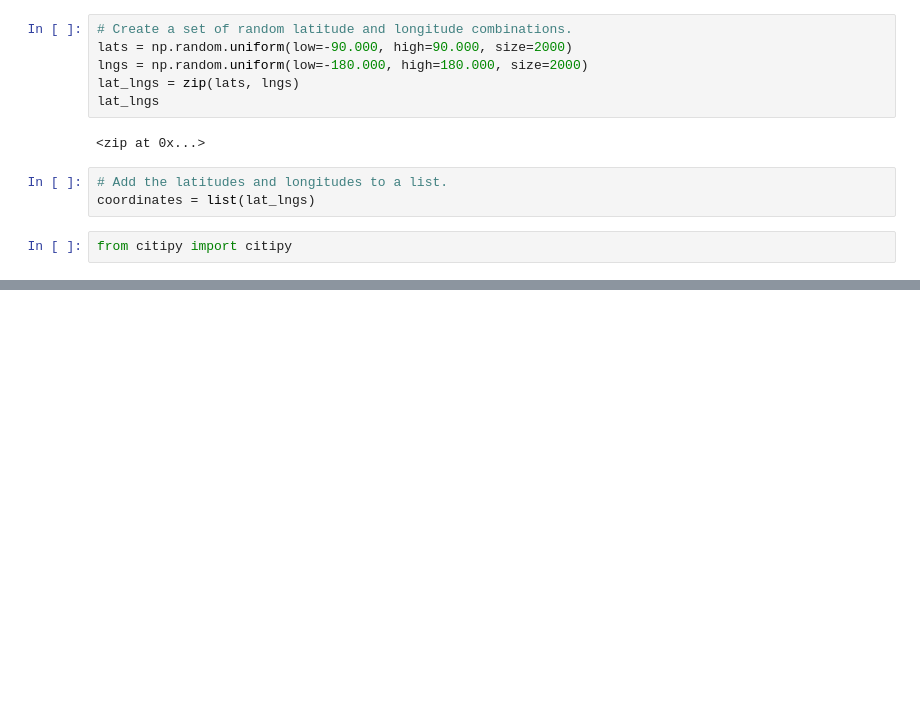
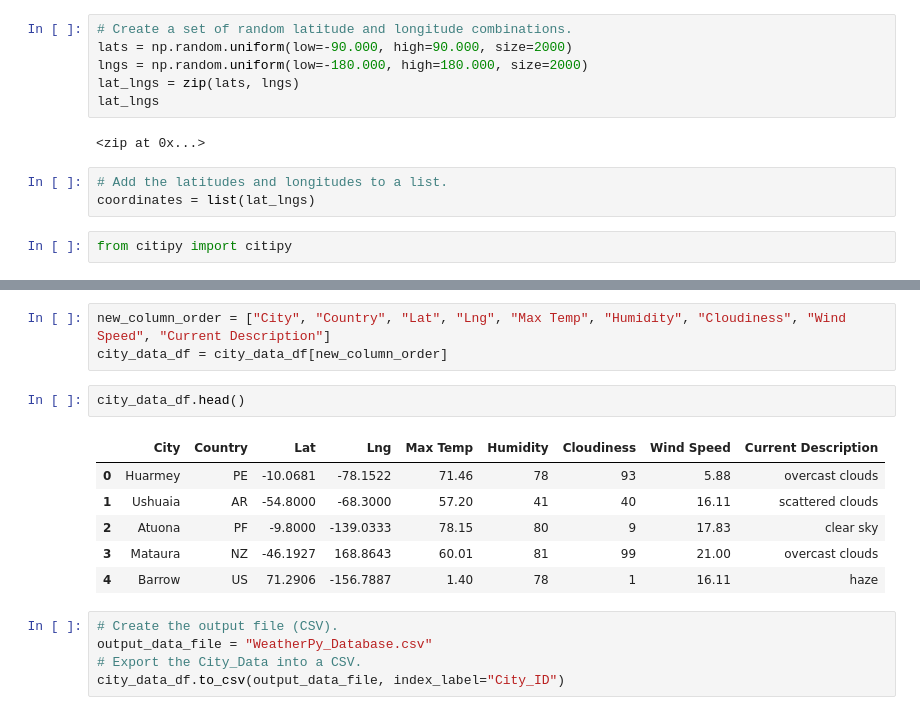
Before and after one commit to allibartlett-27/World_Weather_Analysis, a Jupyter notebook: Weather_Database/Weather_Database.ipynb, the cells around one changed output, grey strips where cells are left out. Cells and saved outputs as stored; diff of their text form; blank space fills up the shorter version.

```diff
--- a/Weather_Database/Weather_Database.ipynb
+++ b/Weather_Database/Weather_Database.ipynb
@@ -46,0 +140,17 @@ ImportError: cannot import name 'weather_api_key' from 'config' (C:\Users\Alliso
+# %%
+new_column_order = ["City", "Country", "Lat", "Lng", "Max Temp", "Humidity", "Cloudiness", "Wind Speed", "Current Description"]
+city_data_df = city_data_df[new_column_order]
+# %%
+city_data_df.head()
+# %% [output]
+|  | City | Country | Lat | Lng | Max Temp | Humidity | Cloudiness | Wind Speed | Current Description |
+| 0 | Huarmey | PE | -10.0681 | -78.1522 | 71.46 | 78 | 93 | 5.88 | overcast clouds |
+| 1 | Ushuaia | AR | -54.8000 | -68.3000 | 57.20 | 41 | 40 | 16.11 | scattered clouds |
+| 2 | Atuona | PF | -9.8000 | -139.0333 | 78.15 | 80 | 9 | 17.83 | clear sky |
+| 3 | Mataura | NZ | -46.1927 | 168.8643 | 60.01 | 81 | 99 | 21.00 | overcast clouds |
+| 4 | Barrow | US | 71.2906 | -156.7887 | 1.40 | 78 | 1 | 16.11 | haze |
+# %%
+# Create the output file (CSV).
+output_data_file = "WeatherPy_Database.csv"
+# Export the City_Data into a CSV.
+city_data_df.to_csv(output_data_file, index_label="City_ID")
```
Also changed, not shown: parts of 4 cells of this notebook, 1 other file.
